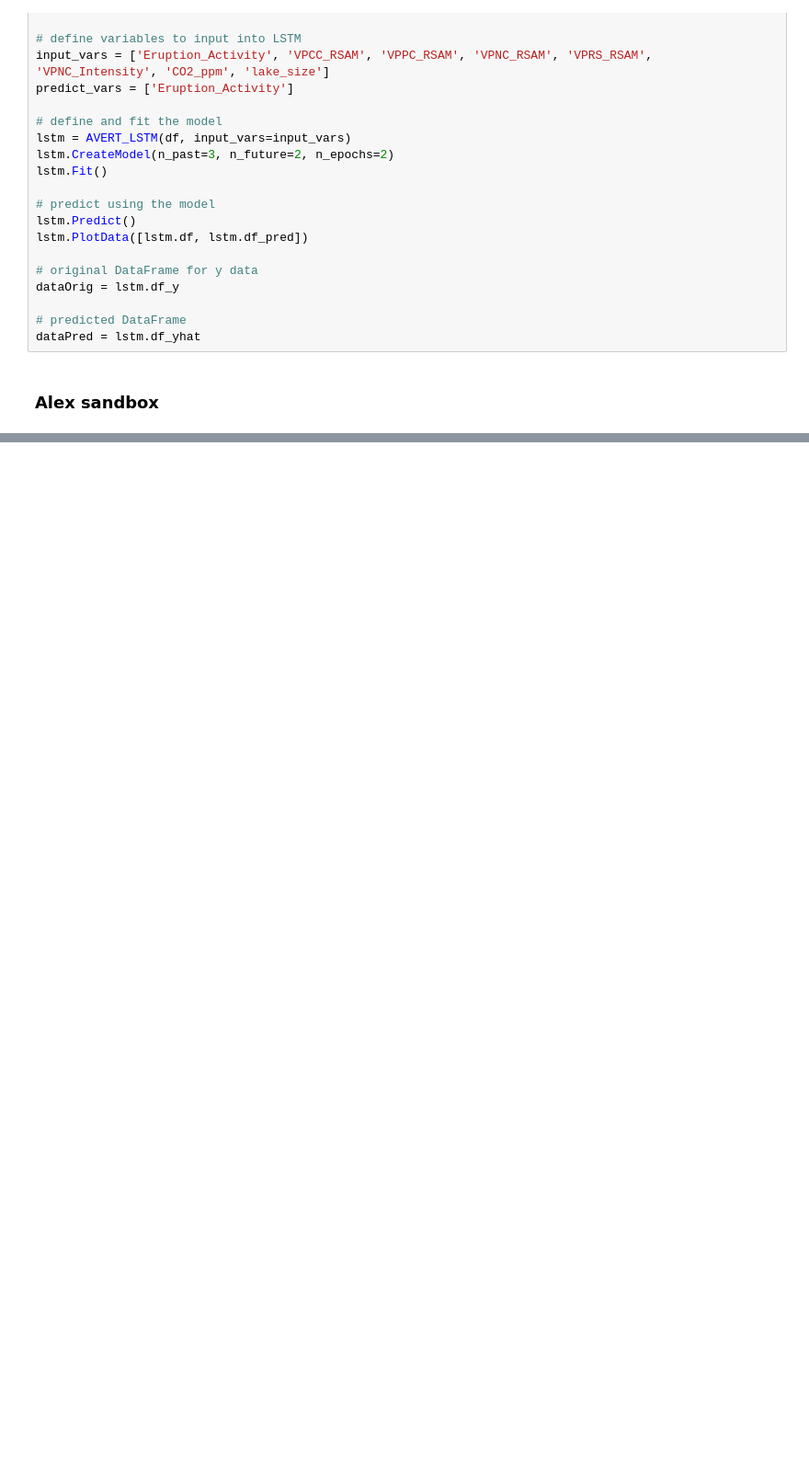
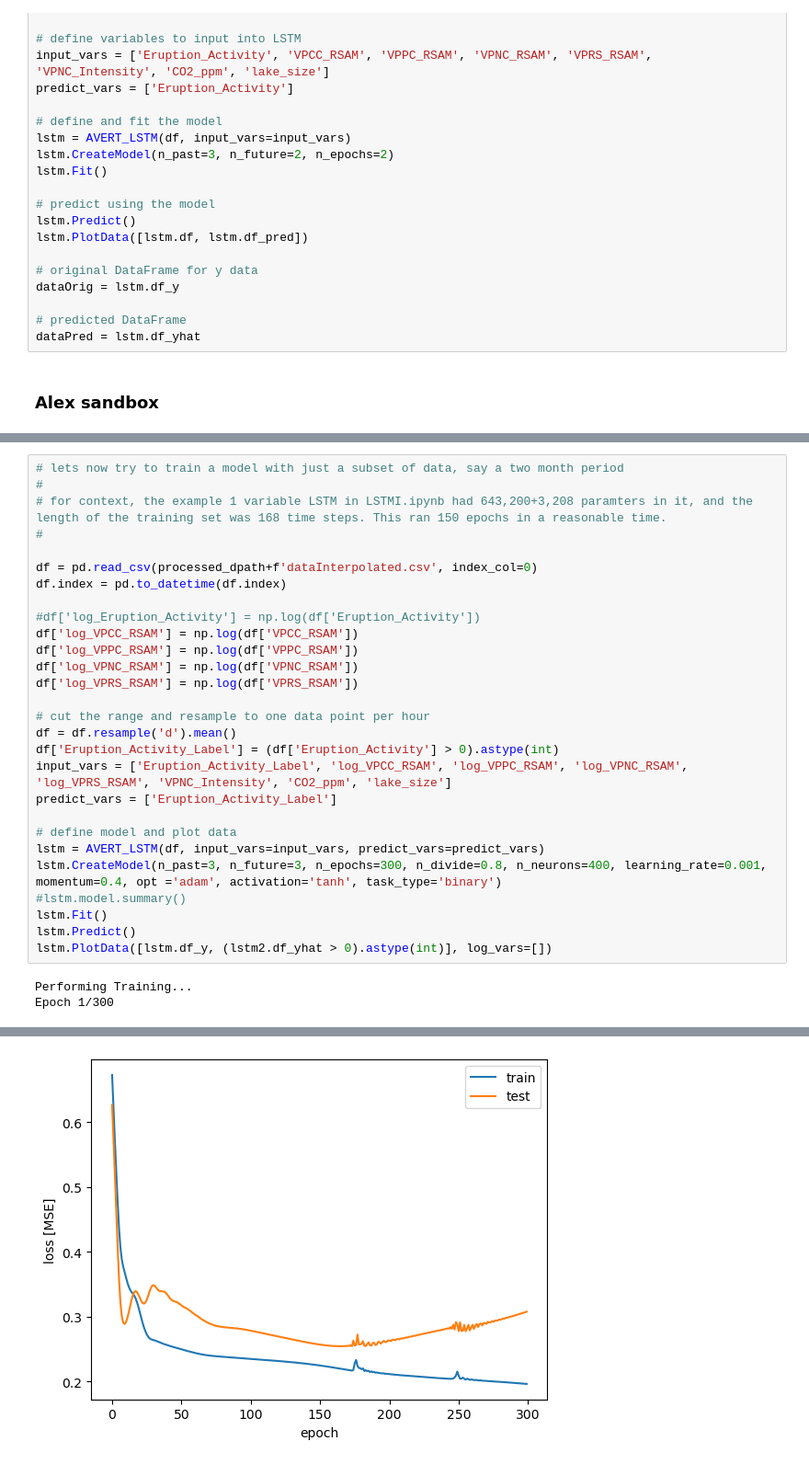
Before and after one commit to alexliebmanp/P288FinalProject, a Jupyter notebook: notebooks/lstm.ipynb, the cells around one changed output, grey strips where cells are left out. Shown at 92% size. Cells and saved outputs as stored; diff of their text form; blank space fills up the shorter version.

```diff
--- a/notebooks/lstm.ipynb
+++ b/notebooks/lstm.ipynb
@@ -104,0 +97,31 @@ Epoch 150/150
+# %%
+# lets now try to train a model with just a subset of data, say a two month period
+#
+# for context, the example 1 variable LSTM in LSTMI.ipynb had 643,200+3,208 paramters in it, and the length of the training set was 168 time steps. This ran 150 epochs in a reasonable time.
+#
+
+df = pd.read_csv(processed_dpath+f'dataInterpolated.csv', index_col=0)
+df.index = pd.to_datetime(df.index)
+
+#df['log_Eruption_Activity'] = np.log(df['Eruption_Activity'])
+df['log_VPCC_RSAM'] = np.log(df['VPCC_RSAM'])
+df['log_VPPC_RSAM'] = np.log(df['VPPC_RSAM'])
+df['log_VPNC_RSAM'] = np.log(df['VPNC_RSAM'])
+df['log_VPRS_RSAM'] = np.log(df['VPRS_RSAM'])
+
+# cut the range and resample to one data point per hour
+df = df.resample('d').mean()
+df['Eruption_Activity_Label'] = (df['Eruption_Activity'] > 0).astype(int)
+input_vars = ['Eruption_Activity_Label', 'log_VPCC_RSAM', 'log_VPPC_RSAM', 'log_VPNC_RSAM', 'log_VPRS_RSAM', 'VPNC_Intensity', 'CO2_ppm', 'lake_size']
+predict_vars = ['Eruption_Activity_Label']
+
+# define model and plot data
+lstm = AVERT_LSTM(df, input_vars=input_vars, predict_vars=predict_vars)
+lstm.CreateModel(n_past=3, n_future=3, n_epochs=300, n_divide=0.8, n_neurons=400, learning_rate=0.001, momentum=0.4, opt ='adam', activation='tanh', task_type='binary')
+#lstm.model.summary()
+lstm.Fit()
+lstm.Predict()
+lstm.PlotData([lstm.df_y, (lstm2.df_yhat > 0).astype(int)], log_vars=[])
+# %% [output]
+Performing Training...
+Epoch 1/300
@@ -104,0 +145 @@ Epoch 150/150
+[figure, added]
```
Also changed, not shown: parts of 3 cells of this notebook, 1 other file.
